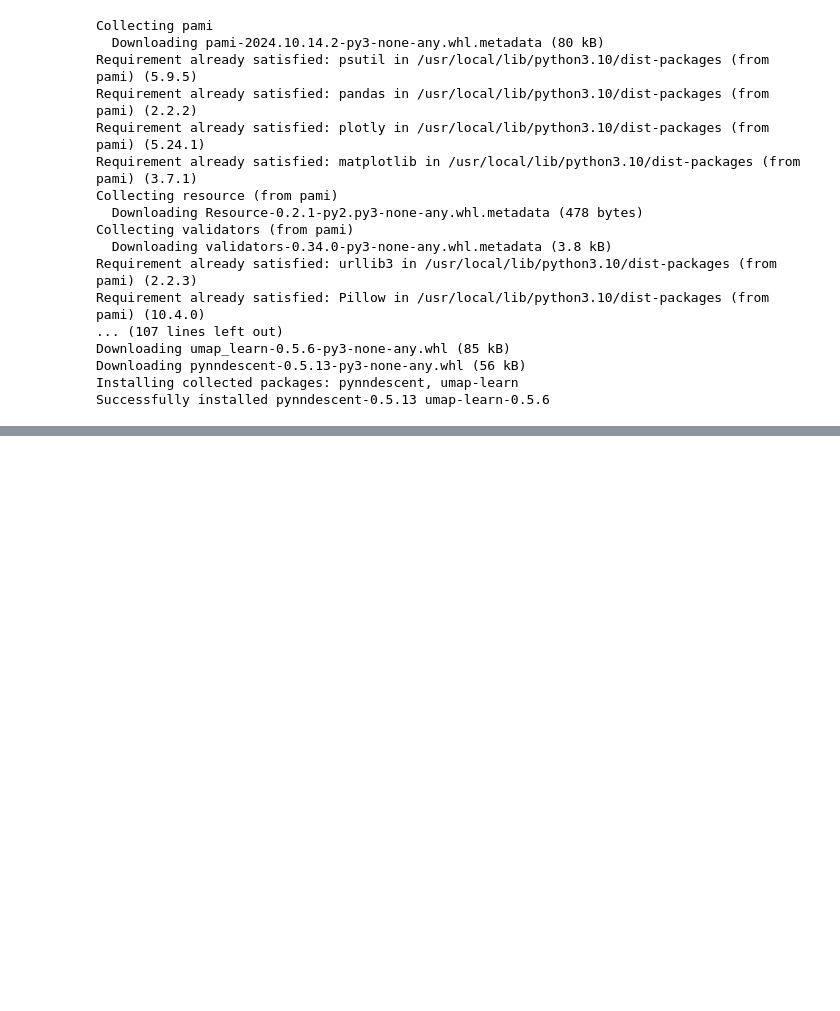
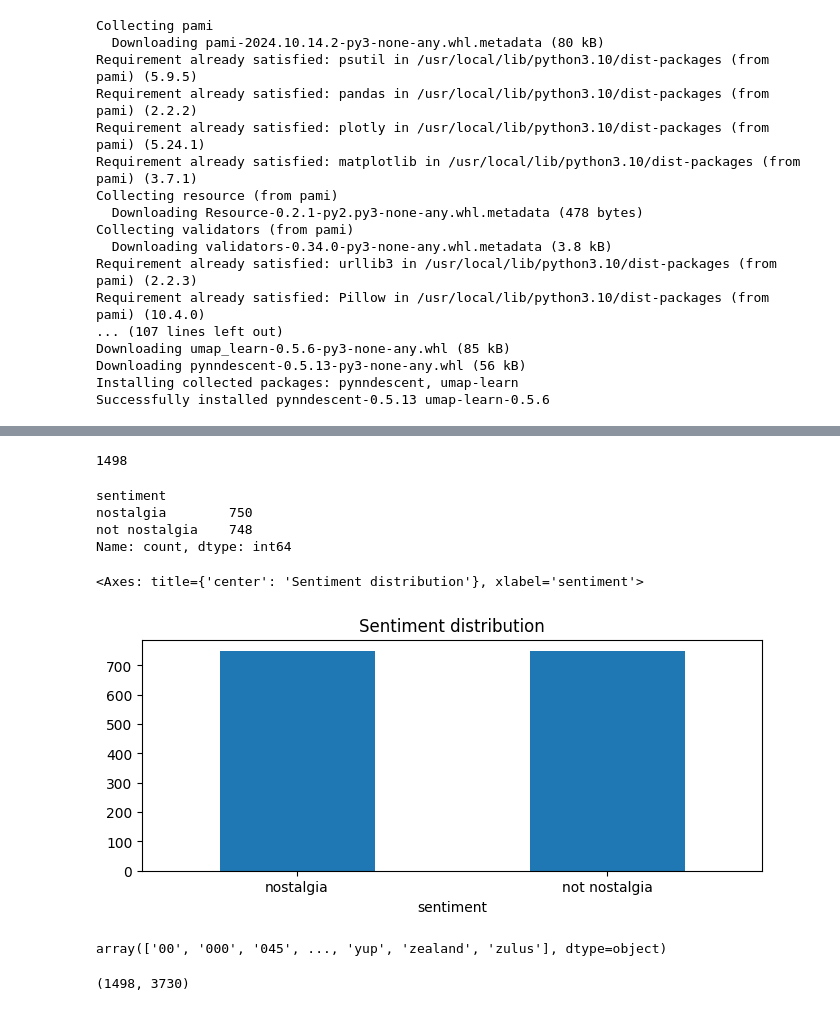
Before and after one commit to ark610475/DM2024-Lab1-Master, a Jupyter notebook: Lab1p2.ipynb, the cells around one changed output, grey strips where cells are left out. Drawn from its saved outputs; the diff is of its cells as text; code cells hidden in the pictures; blank space fills up the shorter version.

```diff
--- a/Lab1p2.ipynb
+++ b/Lab1p2.ipynb
@@ -34,0 +53,2 @@ import umap
+# %%
+ytc = pd.read_csv("hf://datasets/Senem/Nostalgic_Sentiment_Analysis_of_YouTube_Comments_Data/Nostalgic_Sentiment_Analysis_of_YouTube_Comments_Data.csv")
@@ -34,0 +68,8 @@ import umap
+# %%
+for i in range(len(ytc)) :
+  if ytc.loc[i,"sentiment"] == "not nostalgia" :
+    ytc.loc[i,"sentiment_num"] = 0
+  else :
+    ytc.loc[i,"sentiment_num"] = 1
+
+ytc['sentiment_num'] = ytc['sentiment_num'].astype(int)
@@ -34,0 +111,6 @@ import umap
+# %%
+ytc.drop_duplicates(keep=False, inplace=True)
+# %%
+len(ytc)
+# %% [output]
+1498
@@ -34,0 +120,22 @@ import umap
+# %%
+print(ytc.sentiment.value_counts())
+
+ytc.sentiment.value_counts().plot(kind = "bar", title = "Sentiment distribution", rot = 0, figsize = (8,3))
+# %% [output]
+sentiment
+nostalgia        750
+not nostalgia    748
+Name: count, dtype: int64
+<Axes: title={'center': 'Sentiment distribution'}, xlabel='sentiment'>
+[figure, added]
+# %%
+from sklearn.feature_extraction.text import TfidfVectorizer
+vectorizer = TfidfVectorizer()
+ytc_tfidf = vectorizer.fit_transform(ytc.comment)
+vectorizer.get_feature_names_out()
+# %% [output]
+array(['00', '000', '045', ..., 'yup', 'zealand', 'zulus'], dtype=object)
+# %%
+print(ytc_tfidf.shape)
+# %% [output]
+(1498, 3730)
```
Also changed, not shown: parts of 11 cells of this notebook.
